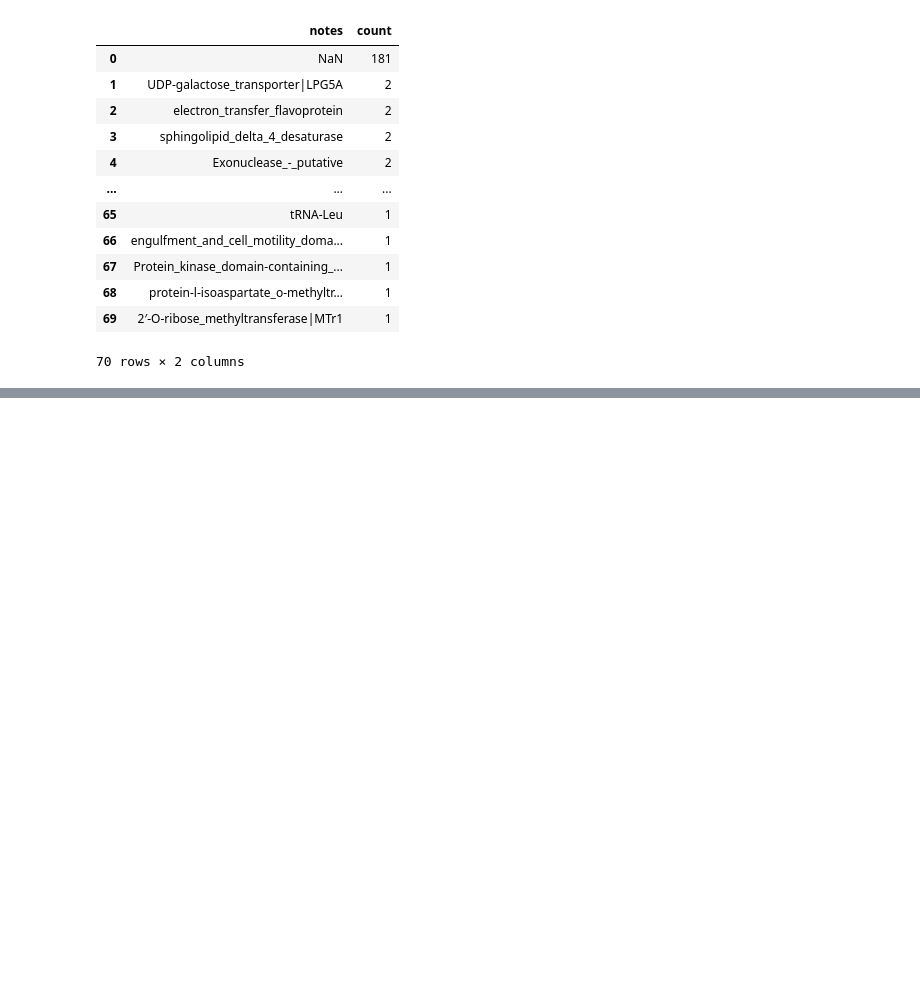
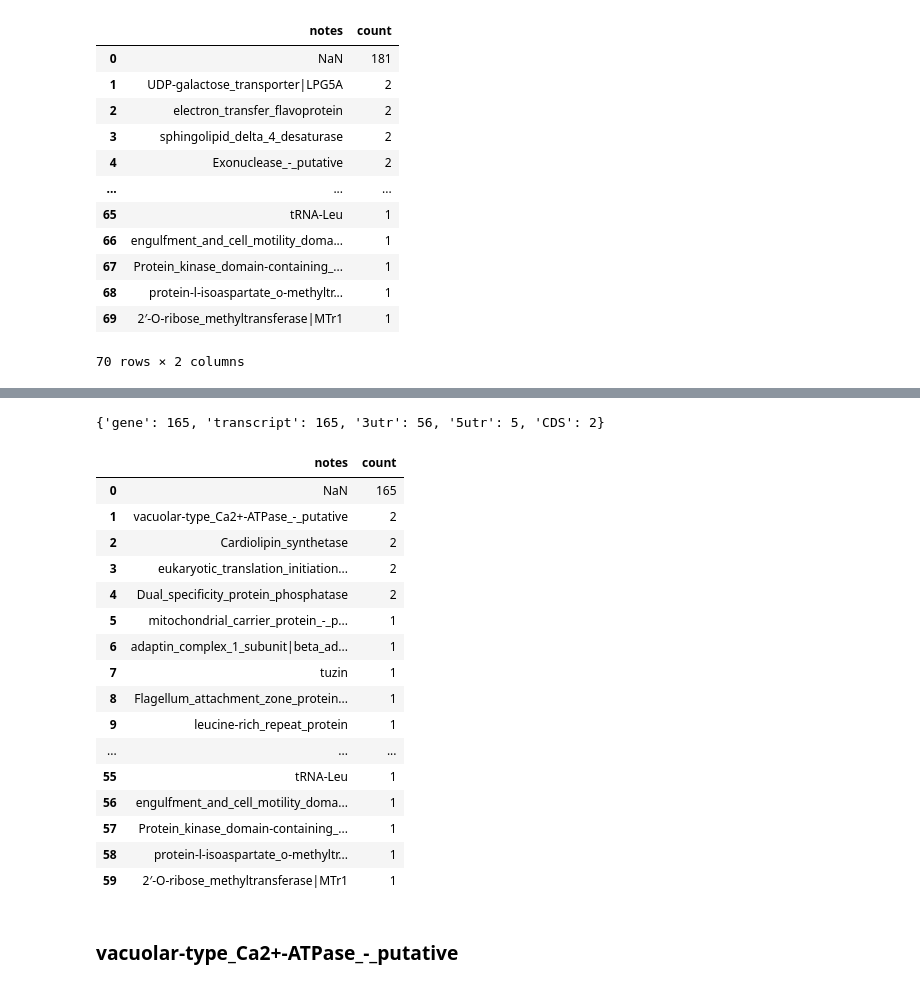
Before and after one commit to Viskuit/Test_BEDOPS, a Jupyter notebook: 25.Negative_analysis/1.3.leishmania_repeated_elements_filtering.ipynb, the cells around one changed output, grey strips where cells are left out. Drawn from its saved outputs; the diff is of its cells as text; code cells hidden in the pictures; blank space fills up the shorter version.

```diff
--- a/25.Negative_analysis/1.3.leishmania_repeated_elements_filtering.ipynb
+++ b/25.Negative_analysis/1.3.leishmania_repeated_elements_filtering.ipynb
@@ -1361,0 +1729,3 @@ group_and_count(reduced_lre)
+# %%
+# Let's keep them
+good_lre, reduced_lre = accept_group(reduced_lre, filter_df, good_lre, reduced_lre)
@@ -1361,0 +1788,3 @@ group_and_count(reduced_lre)
+# %%
+# Let's discard them
+reduced_lre = reduced_lre[reduced_lre['lre_family'] != 62]
@@ -1361,0 +1810,3 @@ group_and_count(reduced_lre)
+# %%
+filter_df = filter_and_display(reduced_lre, 'Vps23_core_domain_containing_protein|Li1040')
+filter_df
@@ -1361,0 +1846,3 @@ group_and_count(reduced_lre)
+# %%
+# Let's keep them
+good_lre, reduced_lre = accept_group(reduced_lre, filter_df, good_lre, reduced_lre)
@@ -1361,0 +1862,23 @@ group_and_count(reduced_lre)
+# %%
+group_and_count(reduced_lre)
+# %% [output]
+{'gene': 165, 'transcript': 165, '3utr': 56, '5utr': 5, 'CDS': 2}
+|  | notes | count |
+| 0 | NaN | 165 |
+| 1 | vacuolar-type_Ca2+-ATPase_-_putative | 2 |
+| 2 | Cardiolipin_synthetase | 2 |
+| 3 | eukaryotic_translation_initiation... | 2 |
+| 4 | Dual_specificity_protein_phosphatase | 2 |
+| 5 | mitochondrial_carrier_protein_-_p... | 1 |
+| 6 | adaptin_complex_1_subunit|beta_ad... | 1 |
+| 7 | tuzin | 1 |
+| 8 | Flagellum_attachment_zone_protein... | 1 |
+| 9 | leucine-rich_repeat_protein | 1 |
+| ... | ... | ... |
+| 55 | tRNA-Leu | 1 |
+| 56 | engulfment_and_cell_motility_doma... | 1 |
+| 57 | Protein_kinase_domain-containing_... | 1 |
+| 58 | protein-l-isoaspartate_o-methyltr... | 1 |
+| 59 | 2′-O-ribose_methyltransferase|MTr1 | 1 |
+# %% [markdown]
+### vacuolar-type_Ca2+-ATPase_-_putative
```
Also changed, not shown: parts of 66 cells of this notebook, 2 other files.
